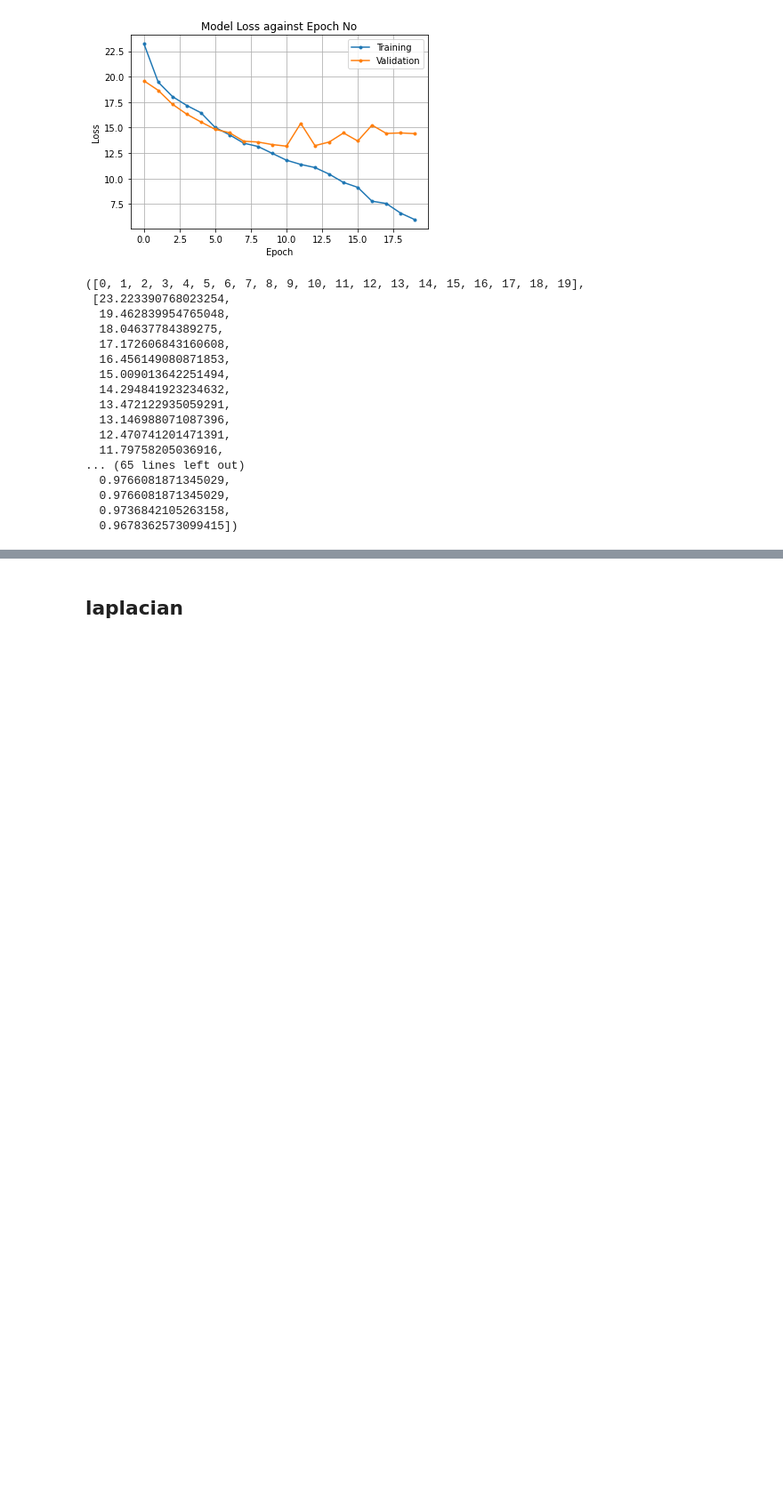
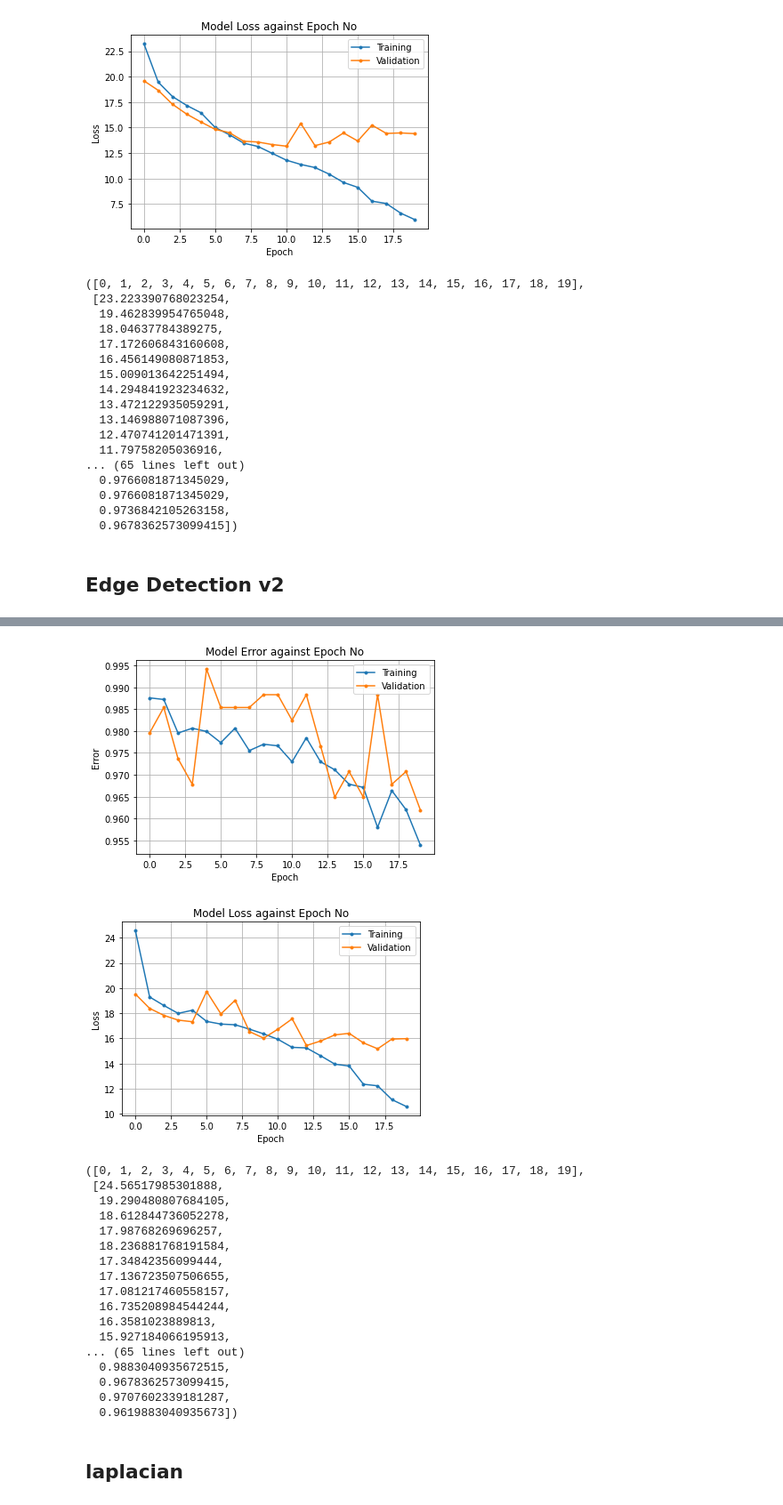
Before and after one commit to GerryChen117/2020-Summer-APS360-Project, a Jupyter notebook: model/openCVModels.ipynb, the cells around one changed output, grey strips where cells are left out. Shown at 89% size. Saved outputs shown, nothing was run; the diff lists cells and outputs as text; code cells hidden in the pictures; blank space fills up the shorter version.

Commit message:
trained with a couple more filters

```diff
--- a/model/openCVModels.ipynb
+++ b/model/openCVModels.ipynb
@@ -11,11 +11,12 @@ print(os.getcwd())
 # %%
 import cv2
 #### Filters we want to use ####
-edgeDetect = lambda oImg: cv2.Canny(oImg, 100, 100)
-laplacian  = lambda pImg: cv2.Laplacian(cv2.cvtColor(pImg, cv2.COLOR_BGR2GRAY),cv2.CV_64F)
-gradient   = lambda gImg: cv2.morphologyEx(cv2.cvtColor(gImg, cv2.COLOR_BGR2GRAY), cv2.MORPH_GRADIENT, (5,5))
-opening    = lambda cImg: cv2.morphologyEx(cv2.cvtColor(cImg, cv2.COLOR_BGR2GRAY), cv2.MORPH_OPEN, kernel)
-bilateral  = lambda bImg: cv2.bilateralFilter(cv2.cvtColor(bImg, cv2.COLOR_BGR2GRAY),9,75,75)
+edgeDetect  = lambda oImg: cv2.Canny(oImg, 100, 100)
+edgeDetect2 = lambda fImg: cv2.Canny(fImg, 175, 250)
+laplacian   = lambda pImg: cv2.Laplacian(cv2.cvtColor(pImg, cv2.COLOR_BGR2GRAY),cv2.CV_64F)
+gradient    = lambda gImg: cv2.morphologyEx(cv2.cvtColor(gImg, cv2.COLOR_BGR2GRAY), cv2.MORPH_GRADIENT, (5,5))
+opening     = lambda cImg: cv2.morphologyEx(cv2.cvtColor(cImg, cv2.COLOR_BGR2GRAY), cv2.MORPH_OPEN, kernel)
+bilateral   = lambda bImg: cv2.bilateralFilter(cv2.cvtColor(bImg, cv2.COLOR_BGR2GRAY),9,100,100)
 # %%
 class CNN(nn.Module):
     def __init__(self, name):
@@ -100,3 +101,24 @@ Epoch 19 | Time Taken: 83.37s | Training Error: 0.9233016801, Training loss: 5.9
   0.9766081871345029,
   0.9736842105263158,
   0.9678362573099415])
+# %% [markdown]
+## Edge Detection v2
+# %%
+# make dataloaders
+trainLoader, valLoader, testLoader = loadData(batchsize = 32, args = {'func': edgeDetect2})
+# %%
+my_model = CNN(name = "edgeDetect2")
+use_cuda = True
+
+if use_cuda and torch.cuda.is_available():
+  my_model.cuda()
+  print('CUDA is available!  Training on GPU ...')
+else:
+  print('CUDA is not available.  Training on CPU ...')
+
+trainNet(net = my_model,
+         data = [trainLoader, valLoader],
+         batchsize = 32,
+         epochNo = 20,
+         lr = 0.001)
+# %% [output]
@@ -103,3 +142,22 @@ Epoch 19 | Time Taken: 83.37s | Training Error: 0.9233016801, Training loss: 5.9
+[figure, added]
+[figure, added]
+([0, 1, 2, 3, 4, 5, 6, 7, 8, 9, 10, 11, 12, 13, 14, 15, 16, 17, 18, 19],
+ [24.56517985301888,
+  19.290480807684105,
+  18.612844736052278,
+  17.98768269696257,
+  18.236881768191584,
+  17.34842356099444,
+  17.136723507506655,
+  17.081217460558157,
+  16.735208984544244,
+  16.3581023889813,
+  15.927184066195913,
+... (65 lines left out)
+  0.9883040935672515,
+  0.9678362573099415,
+  0.9707602339181287,
+  0.9619883040935673])
 # %% [markdown]
 ## laplacian
 # %%
```
Also changed, not shown: parts of 7 cells of this notebook, 44 other files.
